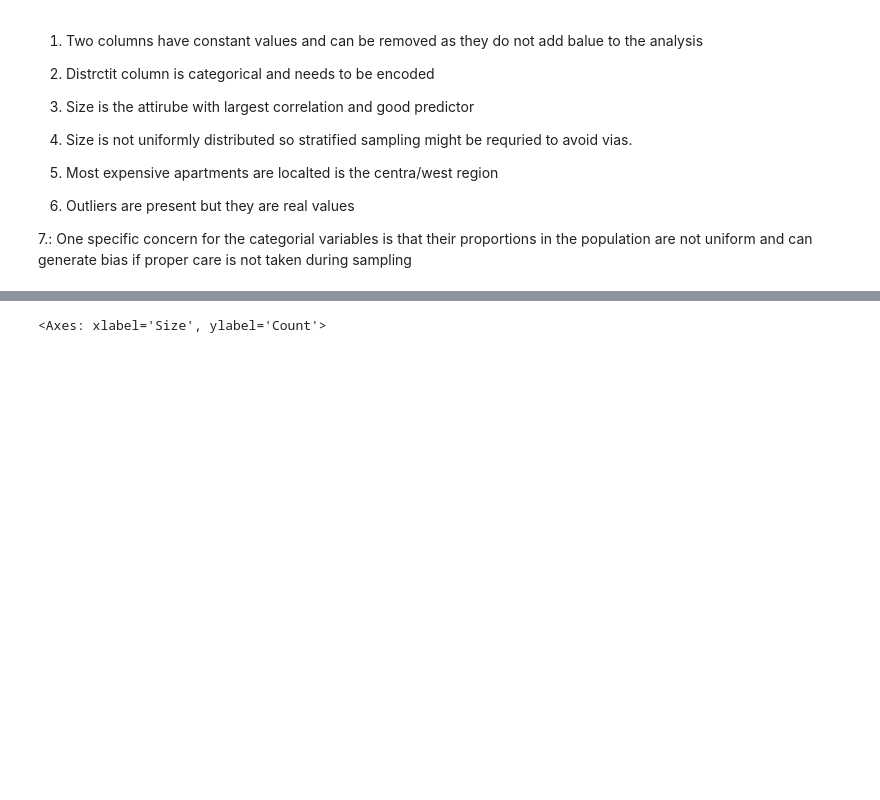
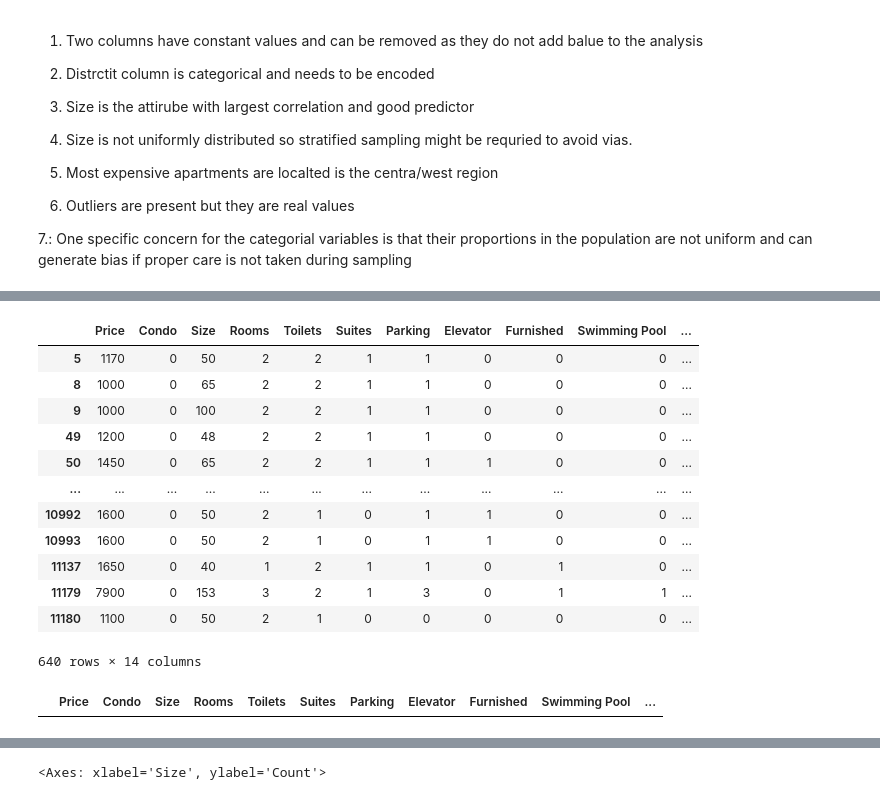
Before and after one commit to HWatanuki/Trabalho_D2APR, a Jupyter notebook: saopaulo-housing.ipynb, the cells around one changed output, grey strips where cells are left out. Cells and saved outputs as stored; diff of their text form; code cells hidden in the pictures; blank space fills up the shorter version.

```diff
--- a/saopaulo-housing.ipynb
+++ b/saopaulo-housing.ipynb
@@ -313,0 +334,17 @@ housing_rent
+# %%
+mask_zeroes = housing_rent_clean[housing_rent_clean['Condo']==0]
+mask_zeroes
+# %% [output]
+|  | Price | Condo | Size | Rooms | Toilets | Suites | Parking | Elevator | Furnished | Swimming Pool | ... |
+| 5 | 1170 | 0 | 50 | 2 | 2 | 1 | 1 | 0 | 0 | 0 | ... |
+| 8 | 1000 | 0 | 65 | 2 | 2 | 1 | 1 | 0 | 0 | 0 | ... |
+| 9 | 1000 | 0 | 100 | 2 | 2 | 1 | 1 | 0 | 0 | 0 | ... |
+| 49 | 1200 | 0 | 48 | 2 | 2 | 1 | 1 | 0 | 0 | 0 | ... |
+| 50 | 1450 | 0 | 65 | 2 | 2 | 1 | 1 | 1 | 0 | 0 | ... |
+| ... | ... | ... | ... | ... | ... | ... | ... | ... | ... | ... | ... |
+| 10992 | 1600 | 0 | 50 | 2 | 1 | 0 | 1 | 1 | 0 | 0 | ... |
+| 10993 | 1600 | 0 | 50 | 2 | 1 | 0 | 1 | 1 | 0 | 0 | ... |
+| 11137 | 1650 | 0 | 40 | 1 | 2 | 1 | 1 | 0 | 1 | 0 | ... |
+| 11179 | 7900 | 0 | 153 | 3 | 2 | 1 | 3 | 0 | 1 | 1 | ... |
+| 11180 | 1100 | 0 | 50 | 2 | 1 | 0 | 0 | 0 | 0 | 0 | ... |
+640 rows × 14 columns
@@ -313,0 +353,5 @@ housing_rent
+# %%
+mask_zeroes = housing_rent_clean[housing_rent_clean['Condo']==0]
+mask_zeroes
+# %% [output]
+|  | Price | Condo | Size | Rooms | Toilets | Suites | Parking | Elevator | Furnished | Swimming Pool | ... |
```
Also changed, not shown: parts of 34 cells of this notebook.
